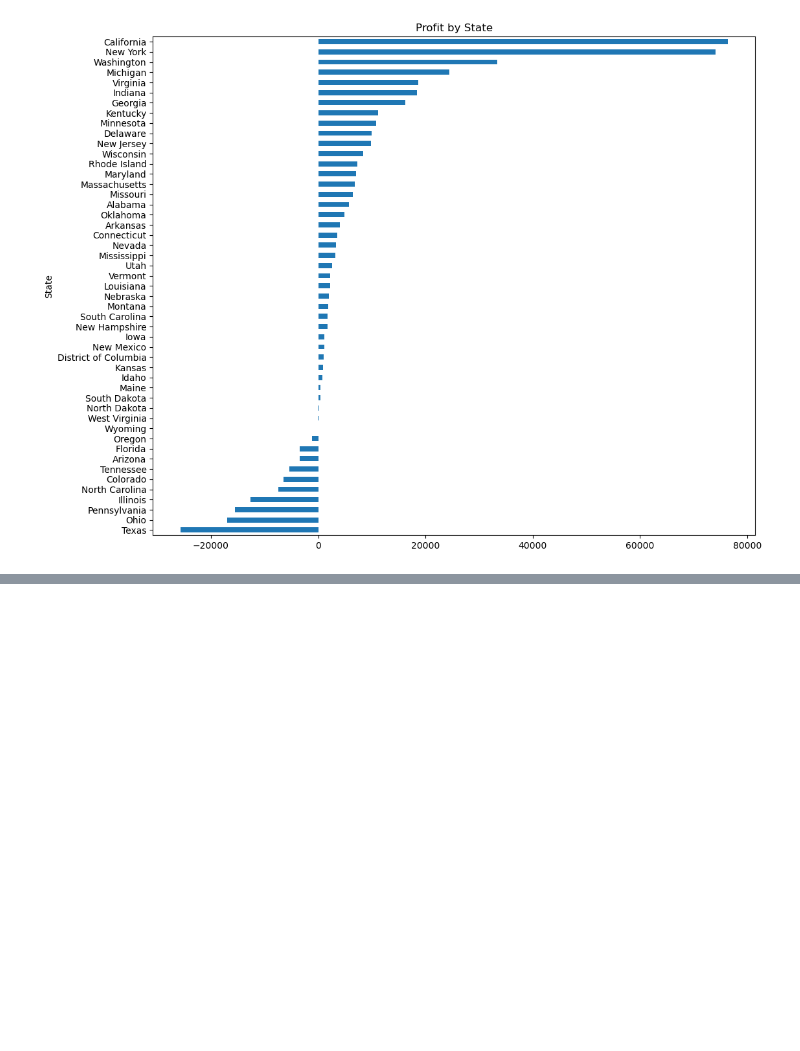
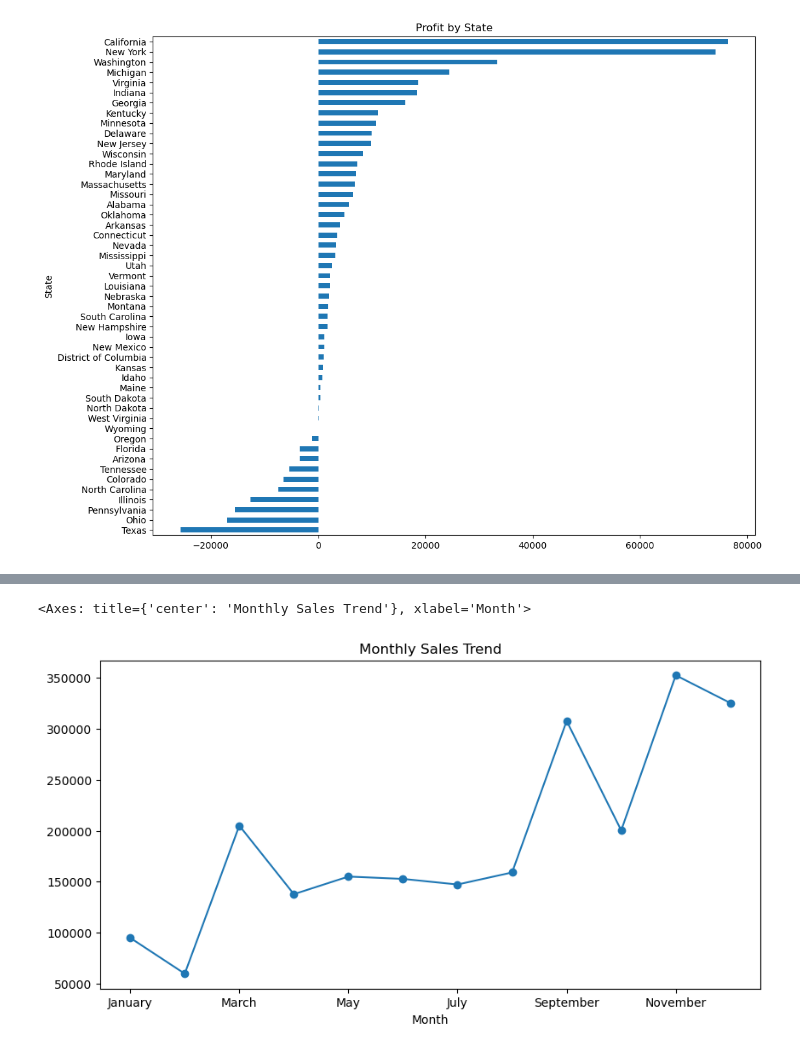
Before and after one commit to nikhilkanbarkar/data-science-and-machine-learning, a Jupyter notebook: Projects/SalesAnalysis/Notebook.ipynb, the cells around one changed output, grey strips where cells are left out. Cells and saved outputs as stored; diff of their text form; code cells hidden in the pictures; blank space fills up the shorter version.

```diff
--- a/Projects/SalesAnalysis/Notebook.ipynb
+++ b/Projects/SalesAnalysis/Notebook.ipynb
@@ -1080,0 +1211,15 @@ state_profit.sort_values().plot(
+# %%
+monthly_sales = (
+    sales_df.groupby("Month")["Sales"]
+            .sum()
+)
+
+month_order = [
+    "January", "February", "March", "April",
+    "May", "June", "July", "August",
+    "September", "October", "November", "December"
+]
+
+monthly_sales = monthly_sales.reindex(month_order)
+
+print(monthly_sales)
@@ -1080,0 +1335,10 @@ state_profit.sort_values().plot(
+# %%
+monthly_sales.plot(
+    kind="line",
+    figsize=(10,5),
+    marker="o",
+    title="Monthly Sales Trend"
+)
+# %% [output]
+<Axes: title={'center': 'Monthly Sales Trend'}, xlabel='Month'>
+[figure, added]
```
Also changed, not shown: parts of 23 cells of this notebook.
